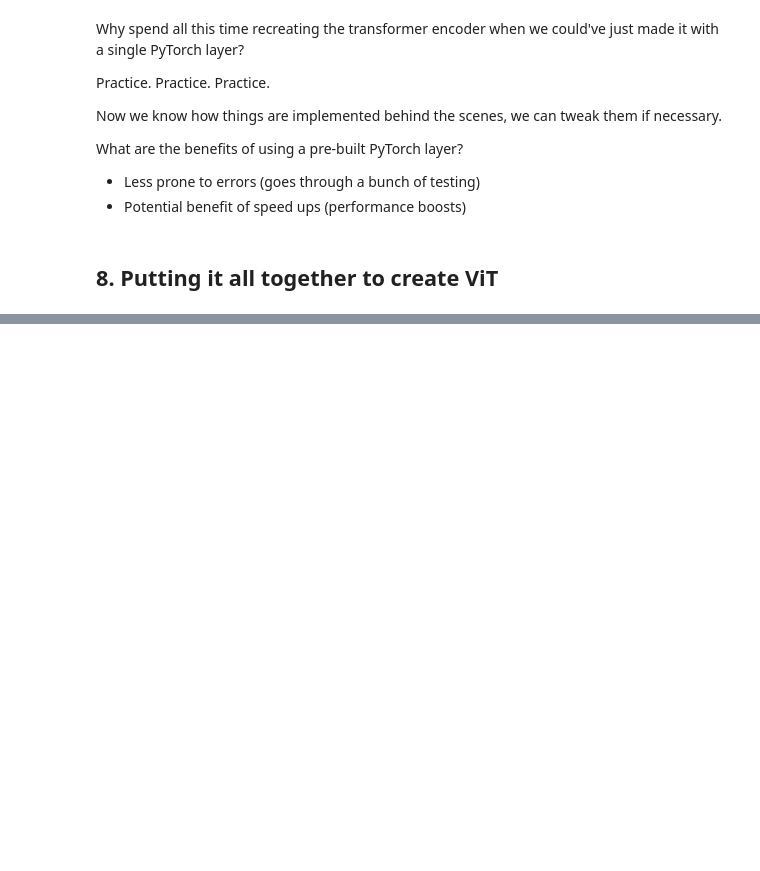
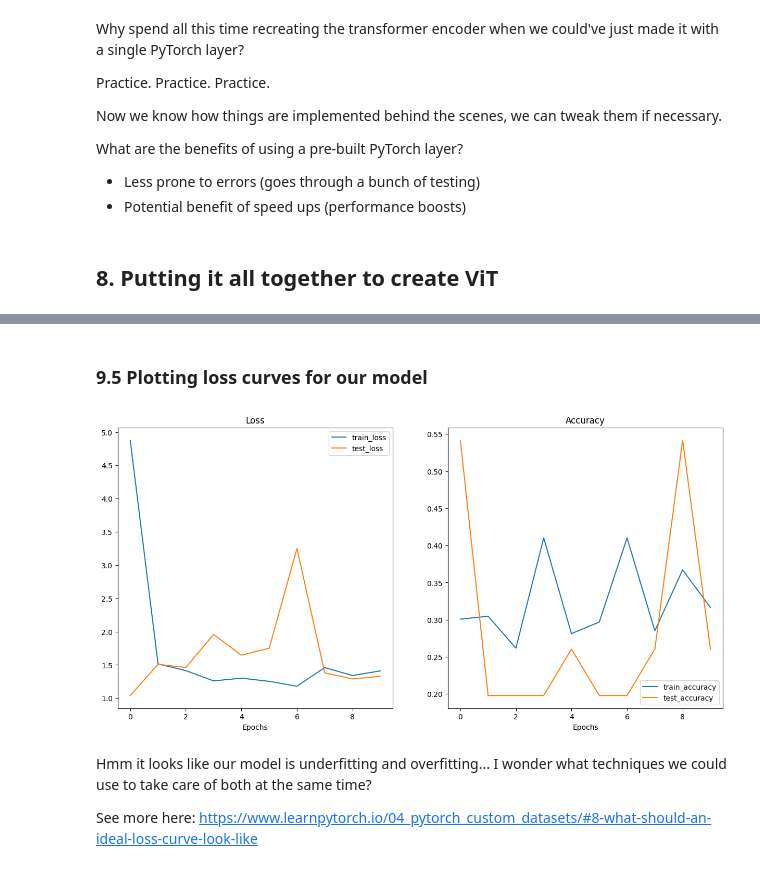
Before and after one commit to viti990/PyTorchCourse, a Jupyter notebook: 08_PyTorch_Paper_Replicating.ipynb, the cells around one changed output, grey strips where cells are left out. Saved outputs shown, nothing was run; the diff lists cells and outputs as text; code cells hidden in the pictures; blank space fills up the shorter version.

```diff
--- a/08_PyTorch_Paper_Replicating.ipynb
+++ b/08_PyTorch_Paper_Replicating.ipynb
@@ -1081,3 +1080,14 @@ class ViT(nn.Module):
     x = self.classifier(x[:, 0])
 
     return x
+# %%
+set_seeds()
+
+# Create a random image tensor with same shape as a single image
+random_image_tensor = torch.randn(1,3,224,224)
+
+# Create an instance of ViT with the number of classes we're working with (pizza, steak and sushi)
+vit = ViT(num_classes=len(class_names))
+
+# Pass the random image tensor to our ViT instance
+vit(random_image_tensor)
@@ -1083,0 +1136,5 @@ class ViT(nn.Module):
+# %%
+optimizer = torch.optim.Adam(vit.parameters(),
+                             lr=1e-3,
+                             betas=(0.9, 0.999),
+                             weight_decay=0.1)
@@ -1083,0 +1146,2 @@ class ViT(nn.Module):
+# %%
+loss_fn = nn.CrossEntropyLoss()
@@ -1083,0 +1150,12 @@ class ViT(nn.Module):
+# %%
+from going_modular.going_modular import engine
+
+set_seeds()
+
+results=engine.train(model=vit,
+          train_dataloader=train_dataloader,
+          test_dataloader=test_dataloader,
+          optimizer=optimizer,
+          loss_fn=loss_fn,
+          epochs=10,
+          device=device)
@@ -1083,0 +1193,12 @@ class ViT(nn.Module):
+# %% [markdown]
+### 9.5 Plotting loss curves for our model
+# %%
+from helper_functions import plot_loss_curves
+
+plot_loss_curves(results)
+# %% [output]
+[figure, added]
+# %% [markdown]
+Hmm it looks like our model is underfitting and overfitting... I wonder what techniques we could use to take care of both at the same time?
+
+See more here: https://www.learnpytorch.io/04_pytorch_custom_datasets/#8-what-should-an-ideal-loss-curve-look-like
```
Also changed, not shown: parts of 45 cells of this notebook.
